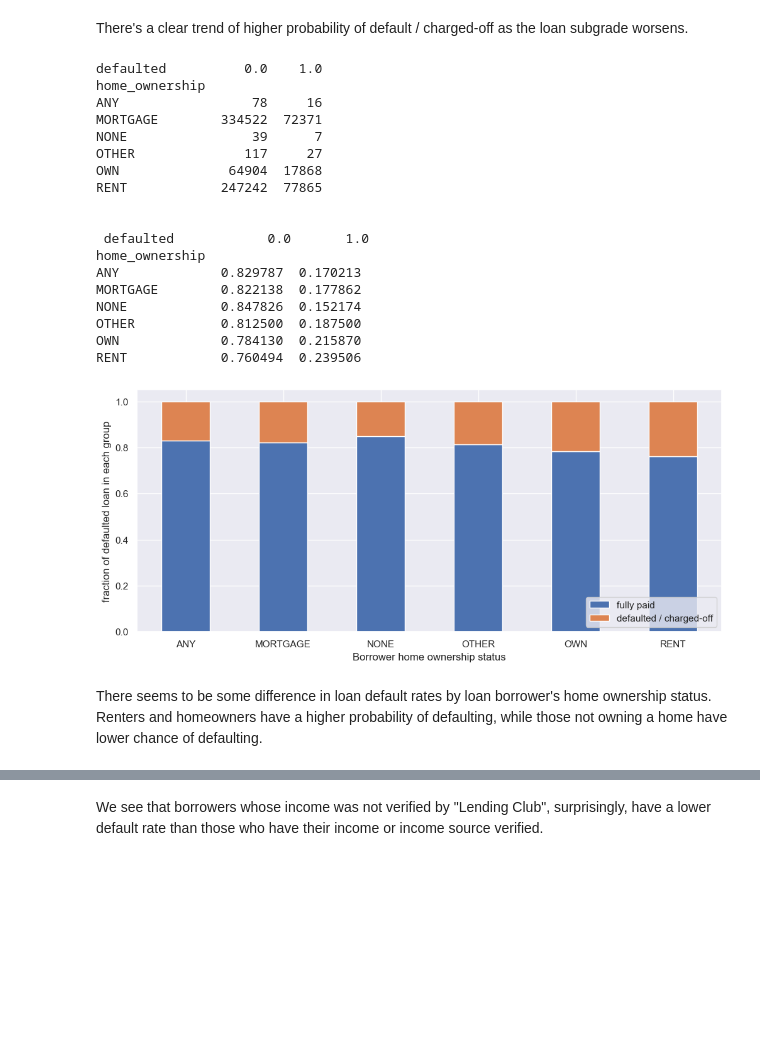
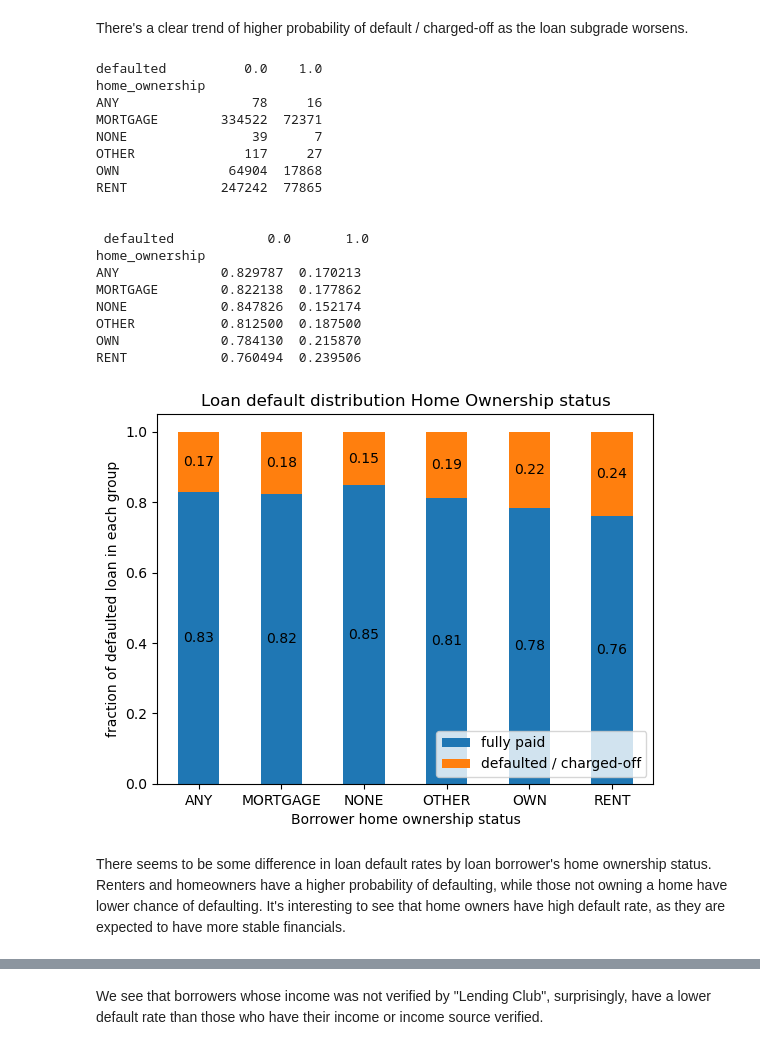
Before and after one commit to yxing12/data1030-load-default-prob, a Jupyter notebook: loan_default_prob.ipynb, the cells around one changed output, grey strips where cells are left out. Saved outputs shown, nothing was run; the diff lists cells and outputs as text; code cells hidden in the pictures; blank space fills up the shorter version.

```diff
--- a/loan_default_prob.ipynb
+++ b/loan_default_prob.ipynb
@@ -570,37 +635,46 @@ There's a clear trend of higher probability of default / charged-off as the loan
 count_matrix = df.groupby(['home_ownership', 'defaulted']).size().unstack()
 print(count_matrix)
 
 count_matrix_norm = count_matrix.div(count_matrix.sum(axis=1),axis=0)
 print('\n\n', count_matrix_norm)
 
-count_matrix_norm.plot(kind='bar', stacked=True)
+ax = count_matrix_norm.plot(kind='bar', stacked=True)
+
+for bar in ax.patches:
+    height = bar.get_height()
+    if height > 0:
+        x = bar.get_x() + bar.get_width() / 2
+        y = bar.get_y() + height / 2
+        ax.text(x, y, f"{height:.2f}", ha='center', va='center')
+
+plt.title('Loan default distribution Home Ownership status')
 plt.ylabel('fraction of defaulted loan in each group')
 plt.xlabel('Borrower home ownership status')
 plt.xticks(rotation=0)
 plt.legend(['fully paid', 'defaulted / charged-off'],loc=4)
 plt.show()
 # %% [output]
 defaulted          0.0    1.0
 home_ownership
 ANY                 78     16
 MORTGAGE        334522  72371
 NONE                39      7
 OTHER              117     27
 OWN              64904  17868
 RENT            247242  77865
 
 
  defaulted            0.0       1.0
 home_ownership
 ANY             0.829787  0.170213
 MORTGAGE        0.822138  0.177862
 NONE            0.847826  0.152174
 OTHER           0.812500  0.187500
 OWN             0.784130  0.215870
 RENT            0.760494  0.239506
-[figure, old version]
+[figure, new version]
 # %% [markdown]
-There seems to be some difference in loan default rates by loan borrower's home ownership status. Renters and homeowners have a higher probability of defaulting, while those not owning a home have lower chance of defaulting.
+There seems to be some difference in loan default rates by loan borrower's home ownership status. Renters and homeowners have a higher probability of defaulting, while those not owning a home have lower chance of defaulting. It's interesting to see that home owners have high default rate, as they are expected to have more stable financials.
 # %%
 # verification_status
 
```
Also changed, not shown: parts of 23 cells of this notebook, 1 other file.
